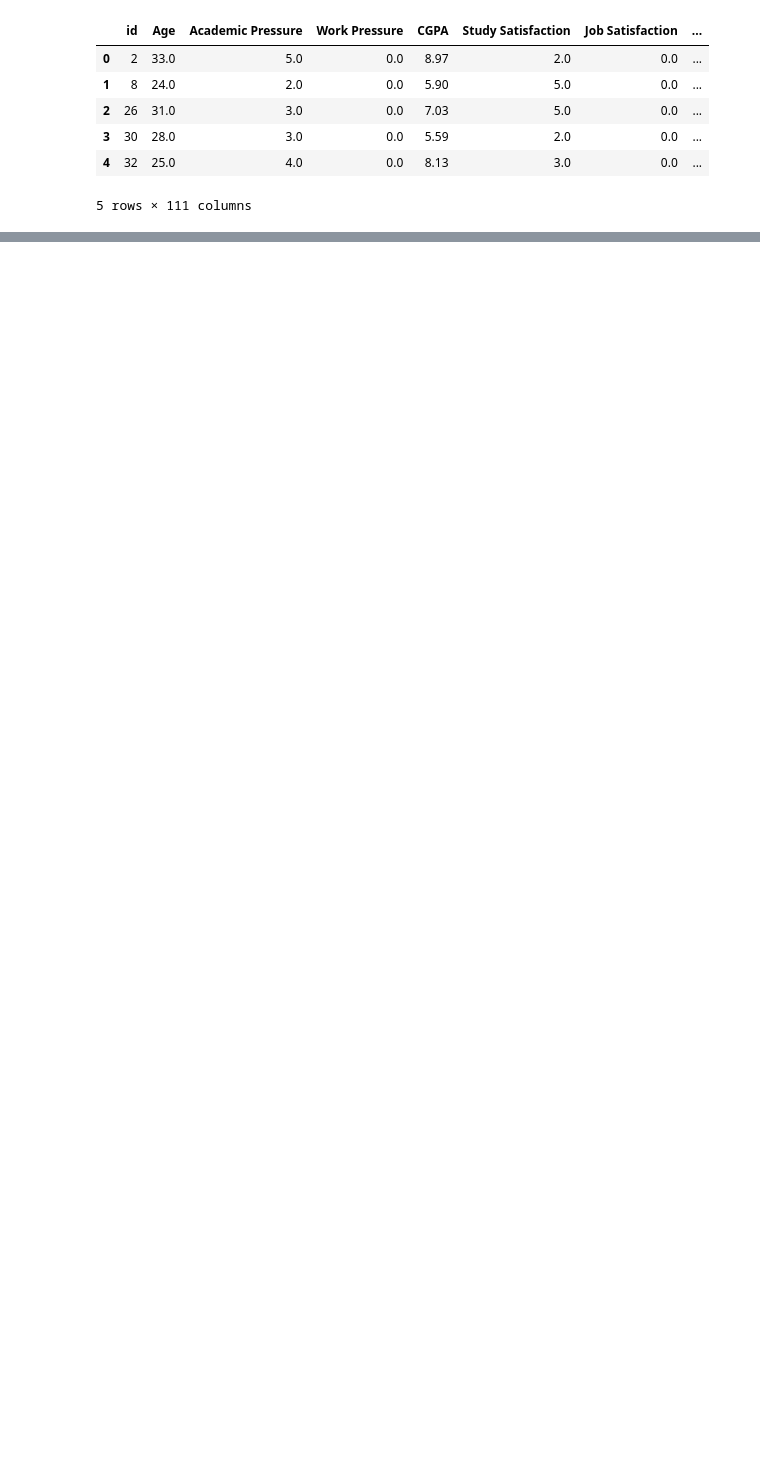
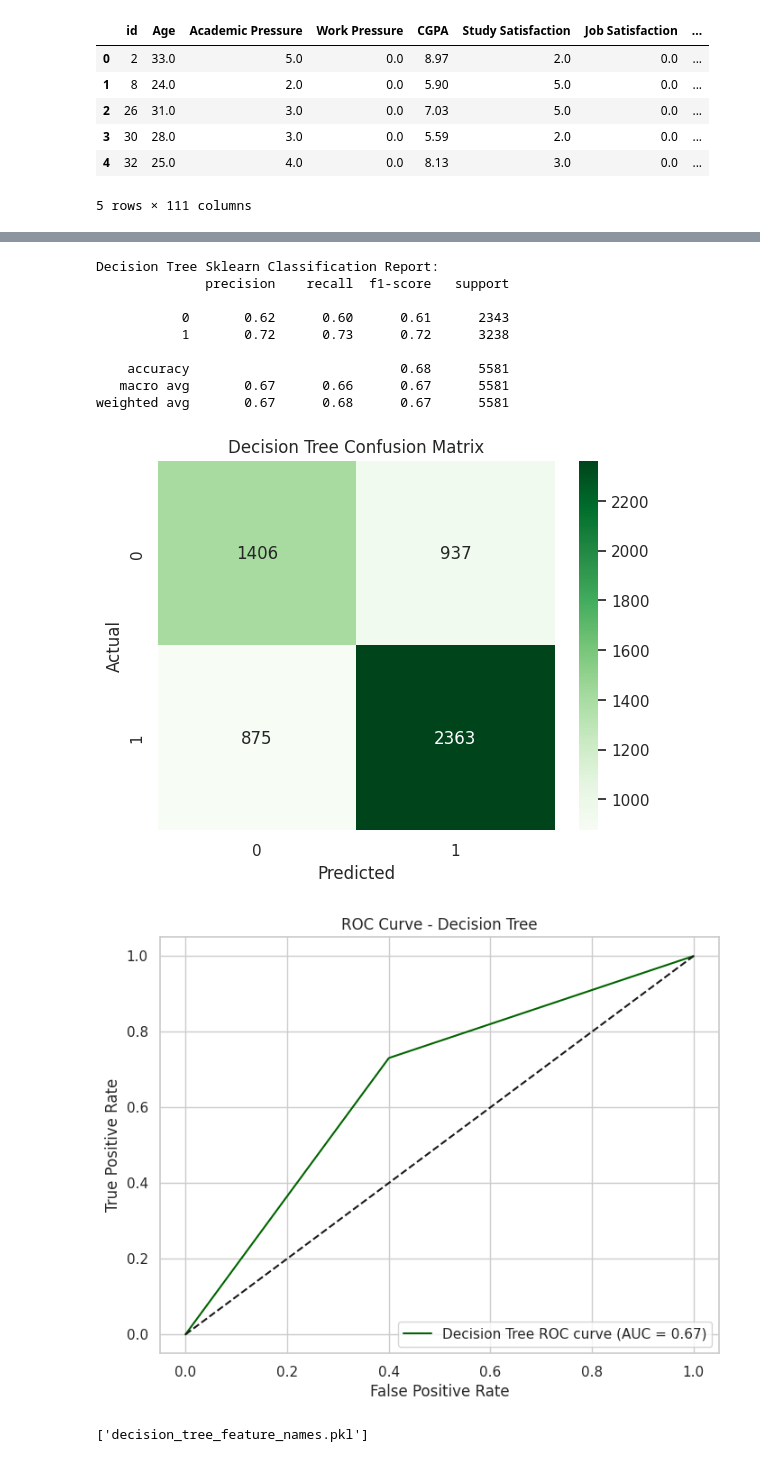
Before and after one commit to enscskn/student_depression_dataset_analysis, a Jupyter notebook: student_depression_dataset_analysis.ipynb, the cells around one changed output, grey strips where cells are left out. Drawn from its saved outputs; the diff is of its cells as text; code cells hidden in the pictures; blank space fills up the shorter version.

```diff
--- a/student_depression_dataset_analysis.ipynb
+++ b/student_depression_dataset_analysis.ipynb
@@ -485,0 +949,47 @@ df_encoded.head()
+# %%
+# 🎯 Decision Tree Modeli
+dt_model = DecisionTreeClassifier(random_state=42)
+dt_model.fit(X_train, y_train)
+
+# 🔮 Tahmin
+y_pred_dt = dt_model.predict(X_test)
+print("Decision Tree Sklearn Classification Report:")
+print(classification_report(y_test, y_pred_dt))
+
+# 📊 Confusion Matrix
+cm_dt = confusion_matrix(y_test, y_pred_dt)
+sns.heatmap(cm_dt, annot=True, fmt="d", cmap='Greens')
+plt.title("Decision Tree Confusion Matrix")
+plt.xlabel("Predicted")
+plt.ylabel("Actual")
+plt.show()
+
+# 📈 ROC Curve
+y_prob_dt = dt_model.predict_proba(X_test)[:, 1]
+fpr_dt, tpr_dt, _ = roc_curve(y_test, y_prob_dt)
+roc_auc_dt = auc(fpr_dt, tpr_dt)
+plt.figure(figsize=(8,6))
+plt.plot(fpr_dt, tpr_dt, label=f'Decision Tree ROC curve (AUC = {roc_auc_dt:.2f})', color='darkgreen')
+plt.plot([0,1], [0,1], 'k--')
+plt.xlabel('False Positive Rate')
+plt.ylabel('True Positive Rate')
+plt.title('ROC Curve - Decision Tree')
+plt.legend(loc="lower right")
+plt.show()
+
+# 💾 Modeli ve özellik isimlerini kaydet
+joblib.dump(dt_model, "decision_tree_model.pkl")
+joblib.dump(X_train.columns.tolist(), "decision_tree_feature_names.pkl")
+# %% [output]
+Decision Tree Sklearn Classification Report:
+              precision    recall  f1-score   support
+
+           0       0.62      0.60      0.61      2343
+           1       0.72      0.73      0.72      3238
+
+    accuracy                           0.68      5581
+   macro avg       0.67      0.66      0.67      5581
+weighted avg       0.67      0.68      0.67      5581
+[figure, added]
+[figure, added]
+['decision_tree_feature_names.pkl']
```
Also changed, not shown: parts of 65 cells of this notebook, 13 other files.
